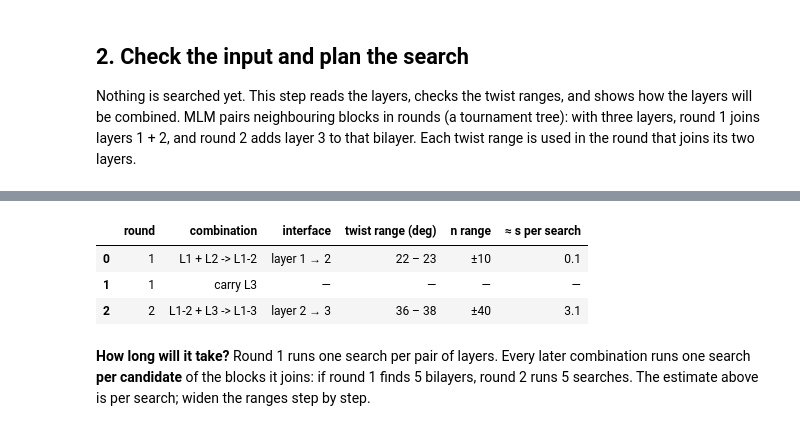
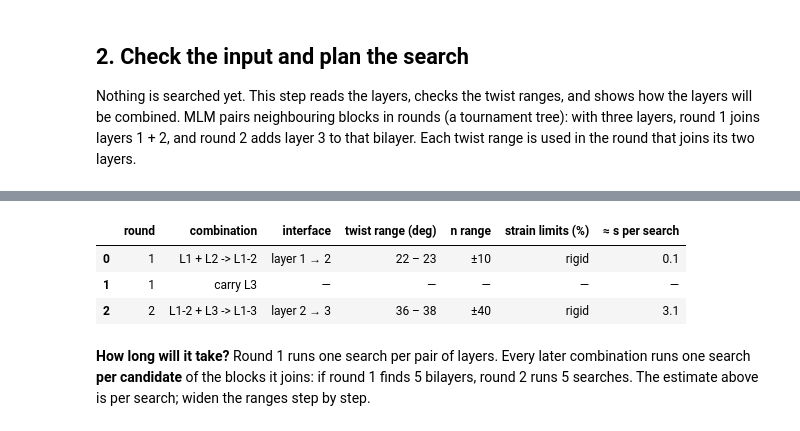
Before and after one commit to anikeya9/Multi-Layer-Moire-Generator-MLM, a Jupyter notebook: notebooks/moire_stack_explorer.ipynb, the cells around one changed output, grey strips where cells are left out. Cells and saved outputs as stored; diff of their text form; code cells hidden in the pictures.

```diff
--- a/notebooks/moire_stack_explorer.ipynb
+++ b/notebooks/moire_stack_explorer.ipynb
@@ -106,10 +120,10 @@ Edit this cell, then run all cells.
 # ========================== EDIT THIS CELL ==========================
 RUN_NAME = "my_stack"            # results go to runs/<RUN_NAME>/
 
-LAYERS = [                       # bottom -> top: (POSCAR, label)
-    ("moire_structures/bto/bto_1-layer.vasp", "bto"),
-    ("moire_structures/bto/bto_1-layer.vasp", "bto"),
-    ("moire_structures/bto/bto_1-layer.vasp", "bto"),
+LAYERS = [                       # bottom -> top: (POSCAR, label, max strain in %)
+    ("moire_structures/bto/bto_1-layer.vasp", "bto", 0.0),
+    ("moire_structures/bto/bto_1-layer.vasp", "bto", 0.0),
+    ("moire_structures/bto/bto_1-layer.vasp", "bto", 0.0),
 ]
 
 TWIST_RANGES = [                 # degrees, one per interface, bottom -> top
@@ -121,6 +135,15 @@ CELL_ANGLES = [90.0]             # 90 = square/rectangular cell, 60/120 = hexago
 
 MAX_RESIDUAL = 1e-3              # Å, error of each combination step (None = off)
 MAX_LAYER_RESIDUAL = 1e-3        # Å, error of the final cell vs every layer (None = off)
+
+STRAIN_MODE = "isotropic"        # "isotropic", "axial" or "full" (used only with strain limits)
+
+# Example with strain (heterostructure): replace the values above by
+# LAYERS = [
+#     ("moire_structures/PTO_STO/pto_tetra_monolayer.vasp", "pto", 0.0),                    # rigid substrate
+#     ("moire_structures/PTO_STO/STO_centered_unit_cell_cubic_monolayer.vasp", "sto", 1.0),  # up to 1 %
+# ]
+# TWIST_RANGES = [(5.0, 10.0)]
 # =====================================================================
 # %% [markdown]
 ### Advanced settings
@@ -159,24 +183,34 @@ def check_inputs():
         if len(window) != 2 or not window[0] < window[1]:
             problems.append(f"TWIST_RANGES[{k - 1}] (layer {k} -> {k + 1}) must be (min, max) "
                             f"with min < max, got {window}.")
-    for position, (poscar, label) in enumerate(LAYERS, start=1):
+    for position, entry in enumerate(LAYERS, start=1):
+        if len(entry) not in (2, 3):
+            problems.append(f"layer {position}: use (POSCAR, label) or (POSCAR, label, max strain %), got {entry}")
+            continue
+        poscar = entry[0]
         if not (REPO / poscar).exists() and not Path(poscar).exists():
             problems.append(f"layer {position}: file not found: {poscar}")
+        if len(entry) == 3 and not entry[2] >= 0:
+            problems.append(f"layer {position}: the strain limit must be >= 0 (percent), got {entry[2]}")
     if problems:
         raise ValueError("Please fix the input cell:\n  - " + "\n  - ".join(problems))
 
 
 check_inputs()
-roots = [MoireStructure.from_poscar(poscar, label, search_dirs=[REPO]) for poscar, label in LAYERS]
+poscars = [entry[0] for entry in LAYERS]
+labels = [entry[1] for entry in LAYERS]
+strain_limits = [float(entry[2]) if len(entry) == 3 else 0.0 for entry in LAYERS]   # percent
+roots = [MoireStructure.from_poscar(poscar, label, search_dirs=[REPO]) for poscar, label in zip(poscars, labels)]
 
 layer_table = []
-for position, ((poscar, label), root) in enumerate(zip(LAYERS, roots), start=1):
+for position, (poscar, label, limit, root) in enumerate(zip(poscars, labels, strain_limits, roots), start=1):
     primitive = read_primitive(poscar, [REPO])
     a, b = root.lattice_vectors
     layer_table.append({"layer": position, "label": label, "POSCAR": poscar,
                         "atoms/cell": len(primitive["coords"]),
                         "|a| (Å)": round(float(np.linalg.norm(a)), 4),
                         "|b| (Å)": round(float(np.linalg.norm(b)), 4),
-                        "γ (deg)": round(root.angle_between_vectors, 2)})
+                        "γ (deg)": round(root.angle_between_vectors, 2),
+                        "max strain (%)": limit})
 pd.DataFrame(layer_table)
 # %% [output]
@@ -187,35 +221,41 @@ pd.DataFrame(layer_table)
 # %%
 # Search parameters: defaults, a larger n range from round 2 on, and your twist range per interface.
 default = SearchParams(degmin=TWIST_RANGES[0][0], degmax=TWIST_RANGES[0][1], degstep=ANGLE_STEP,
                        dtol=MATCH_TOLERANCE, nmin=-N_RANGE_FIRST_ROUND, nmax=N_RANGE_FIRST_ROUND,
-                       goodangles=tuple(CELL_ANGLES))
+                       goodangles=tuple(CELL_ANGLES), strain_mode=STRAIN_MODE)
 later_rounds = {r: {"nmin": -N_RANGE_LATER_ROUNDS, "nmax": N_RANGE_LATER_ROUNDS}
                 for r in range(2, len(LAYERS) + 1)}
 per_interface = {k: {"degmin": float(low), "degmax": float(high)}
                  for k, (low, high) in enumerate(TWIST_RANGES, start=1)}
 schedule = SearchSchedule(default, later_rounds, per_interface)
 filters = Filters(max_residual=MAX_RESIDUAL, max_layer_residual=MAX_LAYER_RESIDUAL)
 
 plan_rows = []
 for round_number, steps in enumerate(plan_rounds(len(LAYERS)), start=1):
     for step in steps:
         if step.is_carry:
             plan_rows.append({"round": round_number, "combination": str(step), "interface": "—",
-                              "twist range (deg)": "—", "n range": "—", "≈ s per search": "—"})
+                              "twist range (deg)": "—", "n range": "—", "strain limits (%)": "—",
+                              "≈ s per search": "—"})
             continue
         params = schedule.params_for_step(round_number, step)
         k = step.interface
+        # Only single layers can be strained; blocks from earlier rounds stay rigid.
+        lower_limit = strain_limits[step.lower[0]] if step.lower[1] - step.lower[0] == 1 else 0.0
+        upper_limit = strain_limits[step.upper[0]] if step.upper[1] - step.upper[0] == 1 else 0.0
         plan_rows.append({"round": round_number, "combination": str(step),
                           "interface": f"layer {k} → {k + 1}",
                           "twist range (deg)": f"{params.degmin:g} – {params.degmax:g}",
                           "n range": f"±{params.nmax}",
+                          "strain limits (%)": (f"{lower_limit:g} / {upper_limit:g} ({STRAIN_MODE})"
+                                                if lower_limit or upper_limit else "rigid"),
                           "≈ s per search": round(params.estimated_cost() / TESTS_PER_SECOND, 1)})
 pd.DataFrame(plan_rows)
 # %% [output]
-|  | round | combination | interface | twist range (deg) | n range | ≈ s per search |
-| 0 | 1 | L1 + L2 -> L1-2 | layer 1 → 2 | 22 – 23 | ±10 | 0.1 |
-| 1 | 1 | carry L3 | — | — | — | — |
-| 2 | 2 | L1-2 + L3 -> L1-3 | layer 2 → 3 | 36 – 38 | ±40 | 3.1 |
+|  | round | combination | interface | twist range (deg) | n range | strain limits (%) | ≈ s per search |
+| 0 | 1 | L1 + L2 -> L1-2 | layer 1 → 2 | 22 – 23 | ±10 | rigid | 0.1 |
+| 1 | 1 | carry L3 | — | — | — | — | — |
+| 2 | 2 | L1-2 + L3 -> L1-3 | layer 2 → 3 | 36 – 38 | ±40 | rigid | 3.1 |
 # %% [markdown]
 **How long will it take?** Round 1 runs one search per pair of layers. Every later
 combination runs one search **per candidate** of the blocks it joins: if round 1 finds 5
```
Also changed, not shown: parts of 8 cells of this notebook, 9 other files.
